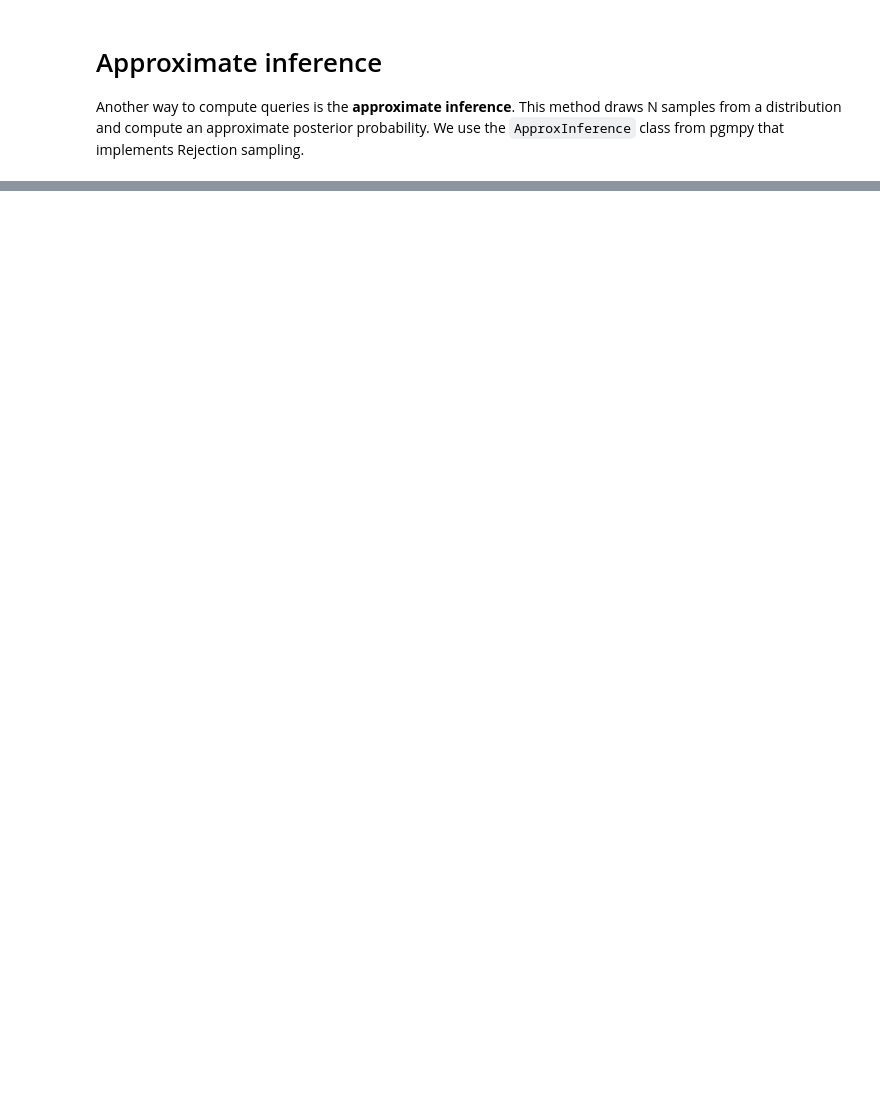
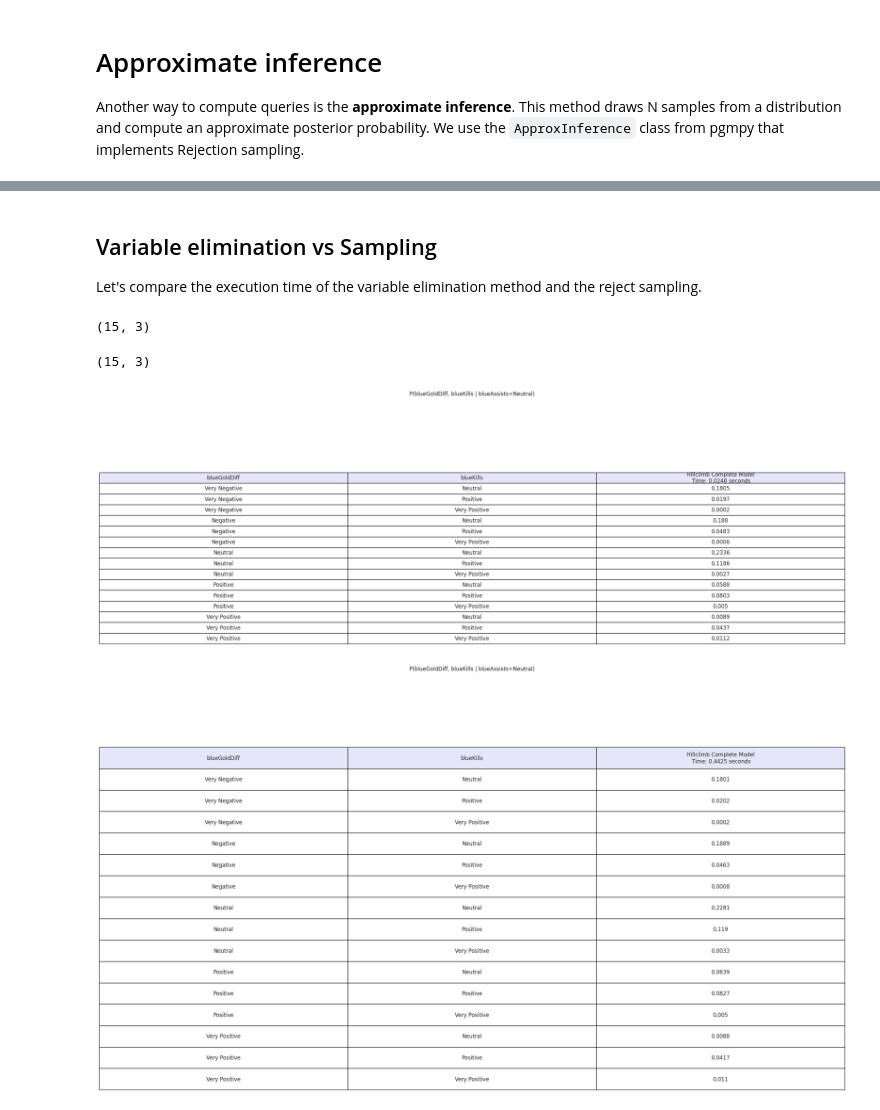
Before and after one commit to elements72/FAIKR-M3, a Jupyter notebook: lol.ipynb, the cells around one changed output, grey strips where cells are left out. Drawn from its saved outputs; the diff is of its cells as text; code cells hidden in the pictures; blank space fills up the shorter version.

```diff
--- a/lol.ipynb
+++ b/lol.ipynb
@@ -755,0 +788,15 @@ plot_weighted_table(normalized, targets, evidences)
+# %% [markdown]
+## Variable elimination vs Sampling
+Let's compare the execution time of the variable elimination method and the reject sampling.
+# %%
+n_samples = 10000
+
+targets = ["blueGoldDiff", "blueKills"]
+evidences = {"blueAssists": "Neutral"}
+plot_query_table([models[-1]], targets, evidences)
+plot_query_table([models[-1]], targets, evidences, approximate=True, n_samples=n_samples, scale=(2,4))
+# %% [output]
+(15, 3)
+(15, 3)
+[figure, added]
+[figure, added]
```
Also changed, not shown: parts of 14 cells of this notebook, 1 other file.
